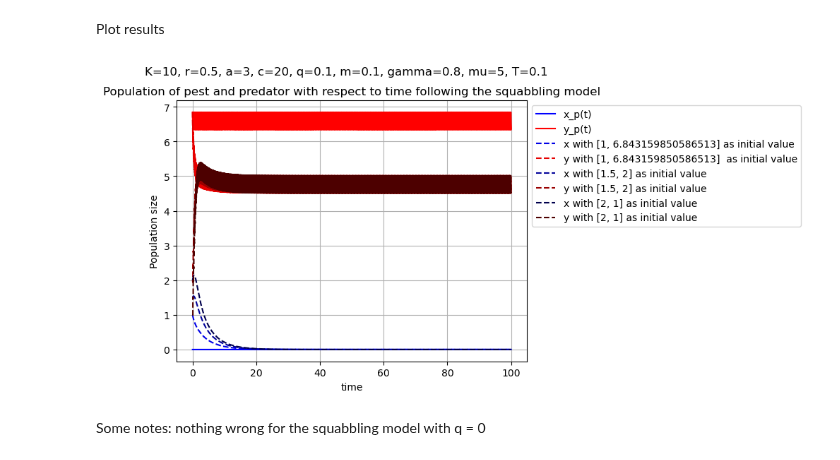
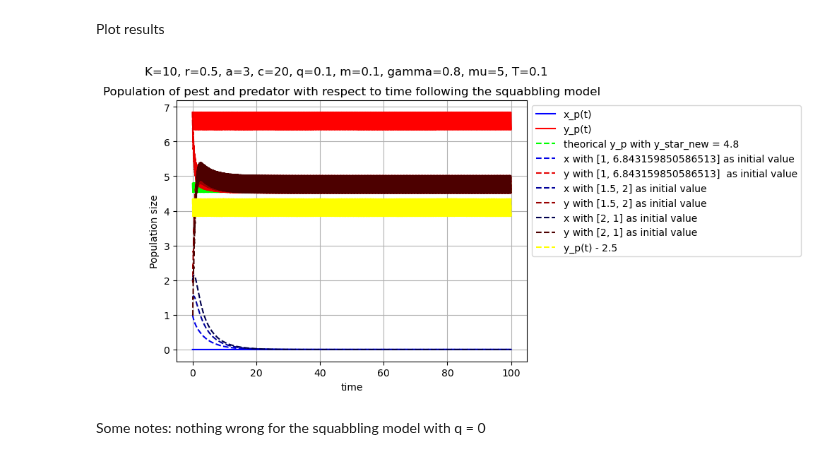
Before and after one commit to AinatianaLoyens/First_sim_CACOLAC, a Jupyter notebook: simulations_executable.ipynb, the cells around one changed output. Cells and saved outputs as stored; diff of their text form; code cells hidden in the pictures.

```diff
--- a/simulations_executable.ipynb
+++ b/simulations_executable.ipynb
@@ -202,28 +202,35 @@ y_p = y_p_s(t=np.array(t), r=r, K=K, a=a, c=c, m=m, gamma=gamma, q=q, mu=mu, T=T
 
 #x_pp = np.zeros_like(t)
 #y_pp = y_p_q(t=np.array(t), r=r, K=K, a=a, c=c, m=m, gamma=gamma, q=q, mu=mu, T=T)
+# %%
+y_star_new = 4.8
+y_pp = (m * y_star_new * np.exp(-m * (np.array(t) % T))) / (m + (1 - np.exp(-m * (np.array(t) % T))) *q*y_star_new)
 # %% [markdown]
 Plot results
+# %%
+substraction_term = 2.5
+y_p_minus = y_p - substraction_term
 # %%
 plt.plot(t, x_p, color = (0,0,1), label = 'x_p(t)')
 plt.plot(t, y_p, color = (1,0,0), label = 'y_p(t)')
 #plt.plot(t, x_pp, color = (0,0,1), label = 'x_p(t) with s')
-#plt.plot(t, y_pp, color = (0,1,0), linestyle='--', label = 'y_p(t) with q')
+plt.plot(t, y_pp, color = (0,1,0), linestyle='--', label = f'theorical y_p with {y_star_new = }')
 plt.plot(t, x_a, color = (0,0,0.9), linestyle='--', label=f'x with {x0y0_a} as initial value')
 plt.plot(t, y_a, color = (0.9,0,0), linestyle='--', label=f'y with {x0y0_a}  as initial value')
 plt.plot(t, x_f, color = (0,0,0.6), linestyle='--', label=f'x with {x0y0_f} as initial value')
 plt.plot(t, y_f, color = (0.6,0,0), linestyle='--', label=f'y with {x0y0_f} as initial value')
 plt.plot(t, x_i, color = (0,0,0.3), linestyle='--', label=f'x with {x0y0_i} as initial value')
 plt.plot(t, y_i, color = (0.3,0,0), linestyle='--', label=f'y with {x0y0_i} as initial value')
+plt.plot(t, y_p_minus, linestyle='--', color = (1,1,0), label = f'y_p(t) - {substraction_term}')
 plt.xlabel('time')
 plt.ylabel('Population size')
 plt.title('Population of pest and predator with respect to time following the squabbling model')
 plt.suptitle(f'{K=}, {r=}, {a=}, {c=}, {q=}, {m=}, {gamma=}, {mu=}, {T=}')
 plt.legend(loc= 'upper left', bbox_to_anchor=(1,1))
 plt.grid()
 plt.show()
 # %% [output]
-[figure, old version]
+[figure, new version]
 # %% [markdown]
 Some notes: nothing wrong for the squabbling model with q = 0
 # %% [markdown]
```
Also changed, not shown: parts of 2 cells of this notebook.
